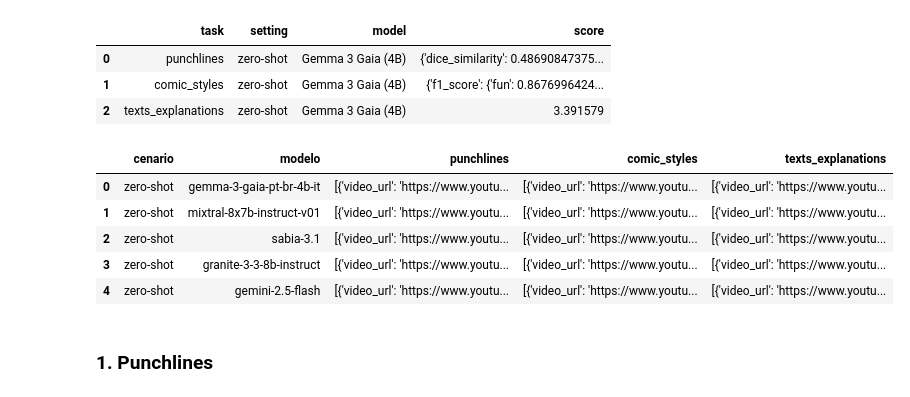
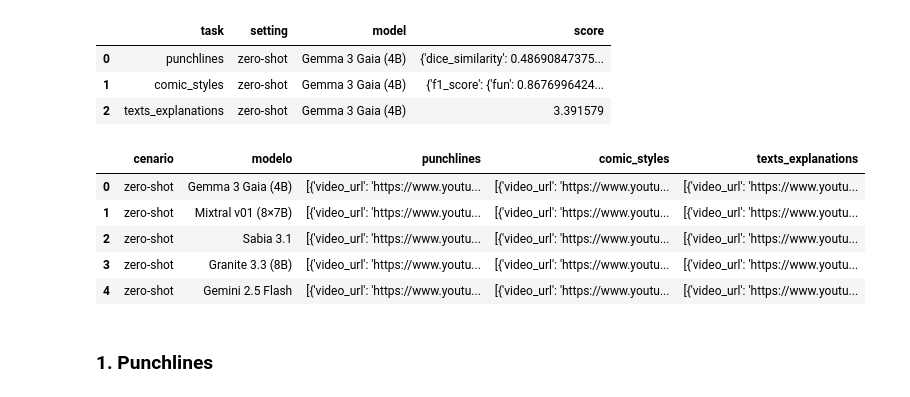
Before and after one commit to llm-pt-ibm/brazilian_northeast_humor_benchmark, a Jupyter notebook: results_exploration.ipynb, the cells around one changed output. Cells and saved outputs as stored; diff of their text form; code cells hidden in the pictures.

```diff
--- a/results_exploration.ipynb
+++ b/results_exploration.ipynb
@@ -112,49 +112,40 @@ def df_to_tabularx(df, caption="My Table", label="tab:mytable"):
 import os
 import json
 import pandas as pd
 
-# Caminho da pasta principal
 base_path = "evaluation"
-
-# Cenários
 cenarios = ["zero-shot", "few-shot"]
-
-# Lista para armazenar os dados
 dados = []
 
 for cenario in cenarios:
     cenario_path = os.path.join(base_path, cenario)
 
-    # Percorrer todos os arquivos JSON dentro da pasta do cenário
     for root, dirs, files in os.walk(cenario_path):
         for file in files:
             if file == "individual_metrics.json":
                 file_path = os.path.join(root, file)
 
-                # Abrir o JSON
                 with open(file_path, "r") as f:
                     metrics = json.load(f)
 
-                # metrics deve ser algo como { "modelo1": {...}, "modelo2": {...} }
                 for modelo, valores in metrics.items():
-                    # Adiciona cada resultado na lista
                     dados.append({
                         "cenario": cenario,
                         "modelo": modelo,
-                        **valores  # desempacota as métricas do modelo
+                        **valores
                     })
 
-# Criar o DataFrame final
 df_individuals = pd.DataFrame(dados)
+df_individuals['modelo'] = df_individuals['modelo'].apply(lambda model_name: model_short_names[model_name])
 
 df_individuals.head()
 # %% [output]
 |  | cenario | modelo | punchlines | comic_styles | texts_explanations |
-| 0 | zero-shot | gemma-3-gaia-pt-br-4b-it | [{'video_url': 'https://www.youtu... | [{'video_url': 'https://www.youtu... | [{'video_url': 'https://www.youtu... |
-| 1 | zero-shot | mixtral-8x7b-instruct-v01 | [{'video_url': 'https://www.youtu... | [{'video_url': 'https://www.youtu... | [{'video_url': 'https://www.youtu... |
-| 2 | zero-shot | sabia-3.1 | [{'video_url': 'https://www.youtu... | [{'video_url': 'https://www.youtu... | [{'video_url': 'https://www.youtu... |
-| 3 | zero-shot | granite-3-3-8b-instruct | [{'video_url': 'https://www.youtu... | [{'video_url': 'https://www.youtu... | [{'video_url': 'https://www.youtu... |
-| 4 | zero-shot | gemini-2.5-flash | [{'video_url': 'https://www.youtu... | [{'video_url': 'https://www.youtu... | [{'video_url': 'https://www.youtu... |
+| 0 | zero-shot | Gemma 3 Gaia (4B) | [{'video_url': 'https://www.youtu... | [{'video_url': 'https://www.youtu... | [{'video_url': 'https://www.youtu... |
+| 1 | zero-shot | Mixtral v01 (8×7B) | [{'video_url': 'https://www.youtu... | [{'video_url': 'https://www.youtu... | [{'video_url': 'https://www.youtu... |
+| 2 | zero-shot | Sabia 3.1 | [{'video_url': 'https://www.youtu... | [{'video_url': 'https://www.youtu... | [{'video_url': 'https://www.youtu... |
+| 3 | zero-shot | Granite 3.3 (8B) | [{'video_url': 'https://www.youtu... | [{'video_url': 'https://www.youtu... | [{'video_url': 'https://www.youtu... |
+| 4 | zero-shot | Gemini 2.5 Flash | [{'video_url': 'https://www.youtu... | [{'video_url': 'https://www.youtu... | [{'video_url': 'https://www.youtu... |
 # %% [markdown]
 ### 1. Punchlines
 # %%
```
Also changed, not shown: parts of 4 cells of this notebook, 1 other file.
